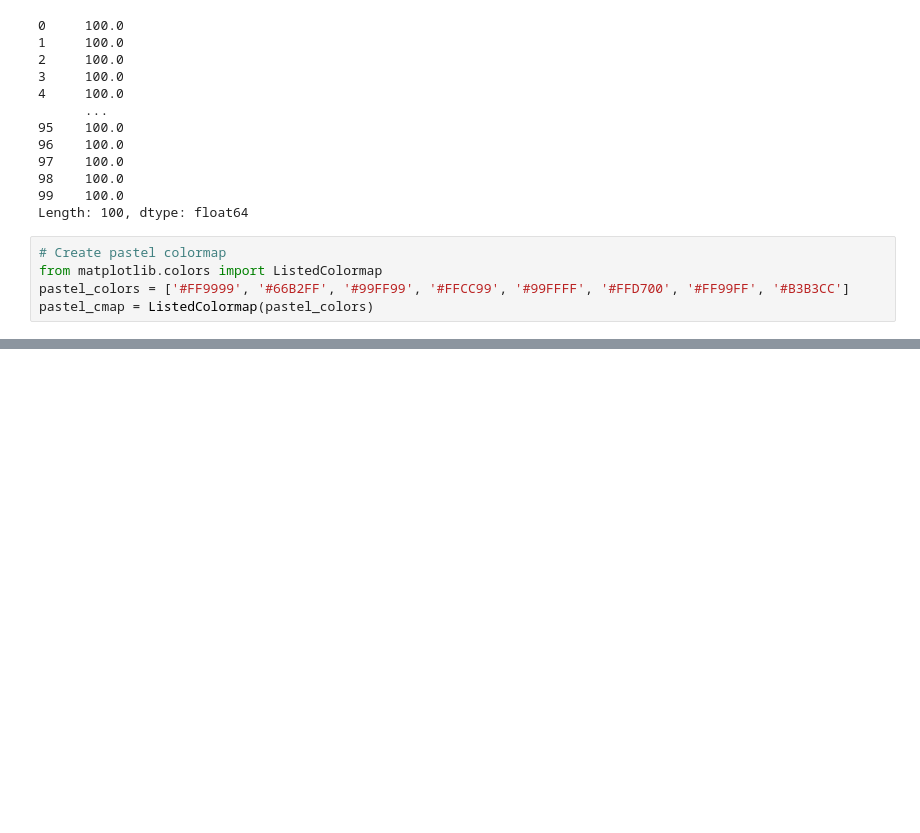
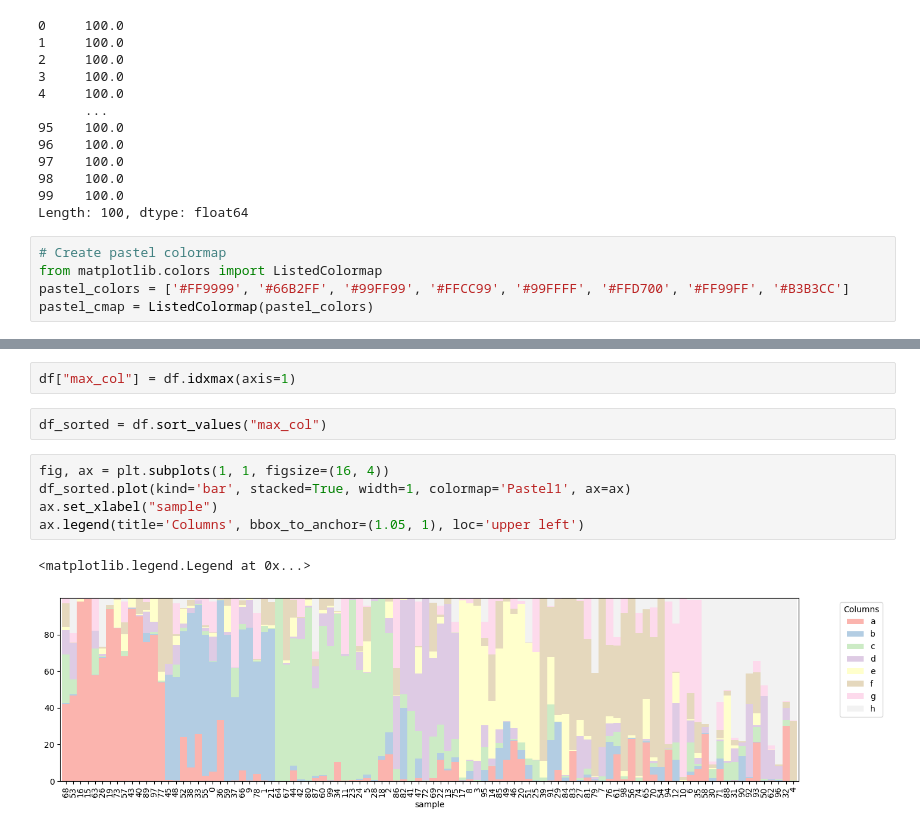
Before and after one commit to bcrestel/sandbox, a Jupyter notebook: notebooks/experiment_data_visualization_with_chatgpt.ipynb, the cells around one changed output, grey strips where cells are left out. Saved outputs shown, nothing was run; the diff lists cells and outputs as text; blank space fills up the shorter version.

```diff
--- a/notebooks/experiment_data_visualization_with_chatgpt.ipynb
+++ b/notebooks/experiment_data_visualization_with_chatgpt.ipynb
@@ -55,0 +65,12 @@ TODO: ask chatgpt to re-arrange the order of the rows so that the bars are group
+# %%
+df["max_col"] = df.idxmax(axis=1)
+# %%
+df_sorted = df.sort_values("max_col")
+# %%
+fig, ax = plt.subplots(1, 1, figsize=(16, 4))
+df_sorted.plot(kind='bar', stacked=True, width=1, colormap='Pastel1', ax=ax)
+ax.set_xlabel("sample")
+ax.legend(title='Columns', bbox_to_anchor=(1.05, 1), loc='upper left')
+# %% [output]
+<matplotlib.legend.Legend at 0x...>
+[figure, added]
```
Also changed, not shown: parts of 14 cells of this notebook.
